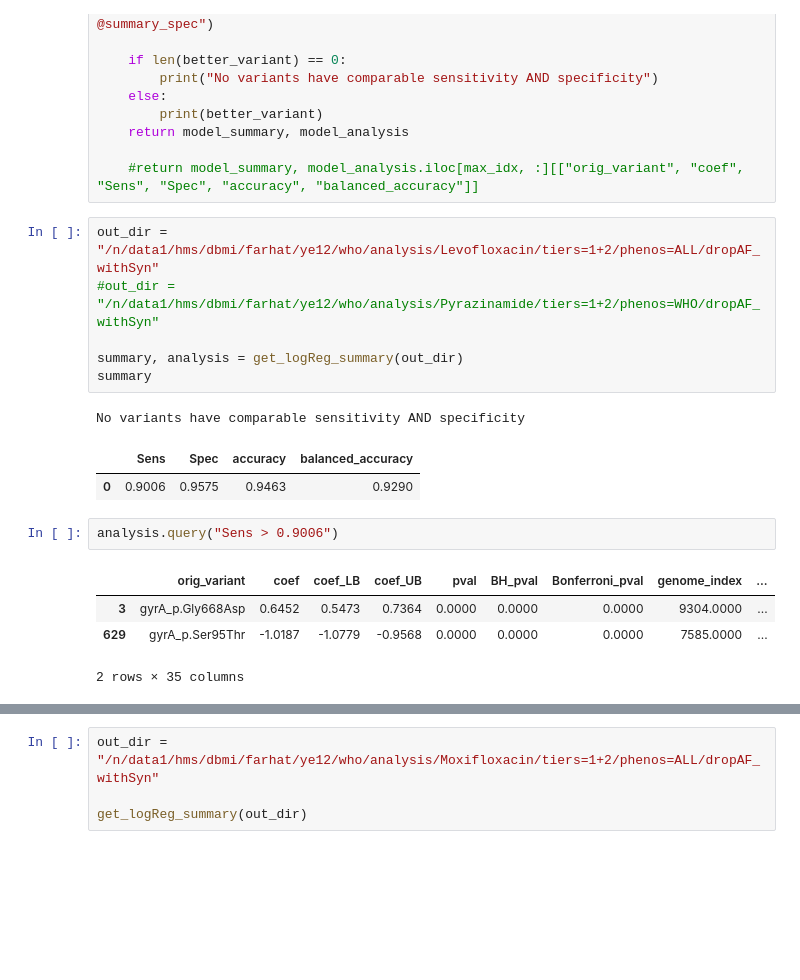
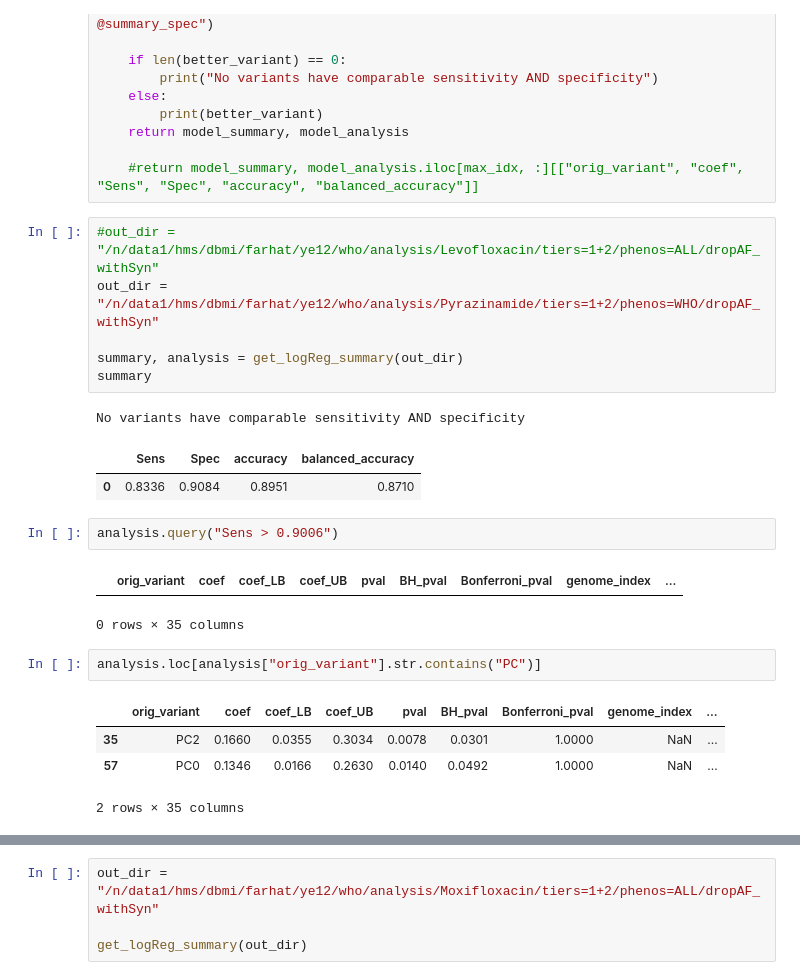
Before and after one commit to farhat-lab/who-analysis, a Jupyter notebook: analysis/analysis.ipynb, the cells around one changed output, grey strips where cells are left out. Drawn from its saved outputs; the diff is of its cells as text; blank space fills up the shorter version.

```diff
--- a/analysis/analysis.ipynb
+++ b/analysis/analysis.ipynb
@@ -134,22 +134,27 @@ def get_logReg_summary(out_dir):
 
     #return model_summary, model_analysis.iloc[max_idx, :][["orig_variant", "coef", "Sens", "Spec", "accuracy", "balanced_accuracy"]]
 # %%
-out_dir = "/n/data1/hms/dbmi/farhat/ye12/who/analysis/Levofloxacin/tiers=1+2/phenos=ALL/dropAF_withSyn"
-#out_dir = "/n/data1/hms/dbmi/farhat/ye12/who/analysis/Pyrazinamide/tiers=1+2/phenos=WHO/dropAF_withSyn"
+#out_dir = "/n/data1/hms/dbmi/farhat/ye12/who/analysis/Levofloxacin/tiers=1+2/phenos=ALL/dropAF_withSyn"
+out_dir = "/n/data1/hms/dbmi/farhat/ye12/who/analysis/Pyrazinamide/tiers=1+2/phenos=WHO/dropAF_withSyn"
 
 summary, analysis = get_logReg_summary(out_dir)
 summary
 # %% [output]
 No variants have comparable sensitivity AND specificity
 |  | Sens | Spec | accuracy | balanced_accuracy |
-| 0 | 0.9006 | 0.9575 | 0.9463 | 0.9290 |
+| 0 | 0.8336 | 0.9084 | 0.8951 | 0.8710 |
 # %%
 analysis.query("Sens > 0.9006")
 # %% [output]
 |  | orig_variant | coef | coef_LB | coef_UB | pval | BH_pval | Bonferroni_pval | genome_index | ... |
-| 3 | gyrA_p.Gly668Asp | 0.6452 | 0.5473 | 0.7364 | 0.0000 | 0.0000 | 0.0000 | 9304.0000 | ... |
-| 629 | gyrA_p.Ser95Thr | -1.0187 | -1.0779 | -0.9568 | 0.0000 | 0.0000 | 0.0000 | 7585.0000 | ... |
-2 rows × 35 columns
+0 rows × 35 columns
+# %%
+analysis.loc[analysis["orig_variant"].str.contains("PC")]
+# %% [output]
+|  | orig_variant | coef | coef_LB | coef_UB | pval | BH_pval | Bonferroni_pval | genome_index | ... |
+| 35 | PC2 | 0.1660 | 0.0355 | 0.3034 | 0.0078 | 0.0301 | 1.0000 | NaN | ... |
+| 57 | PC0 | 0.1346 | 0.0166 | 0.2630 | 0.0140 | 0.0492 | 1.0000 | NaN | ... |
+2 rows × 35 columns
 # %%
 analysis.query("Spec > 0.9575")
 # %% [output]
```
Also changed, not shown: parts of 4 cells of this notebook, 2 other files.
